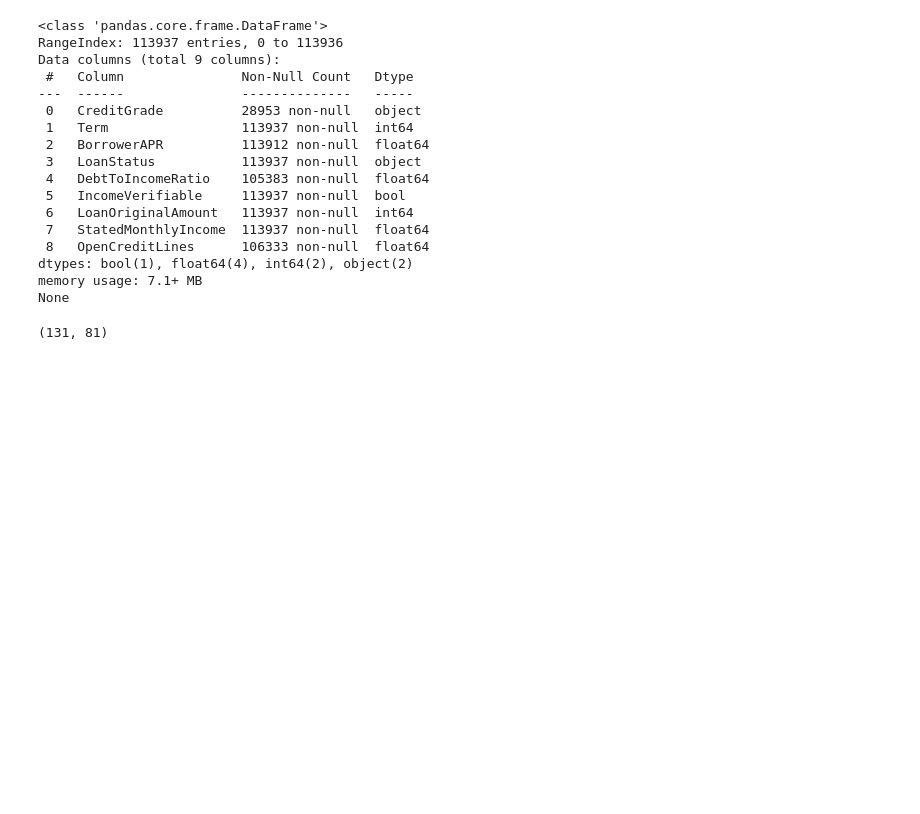
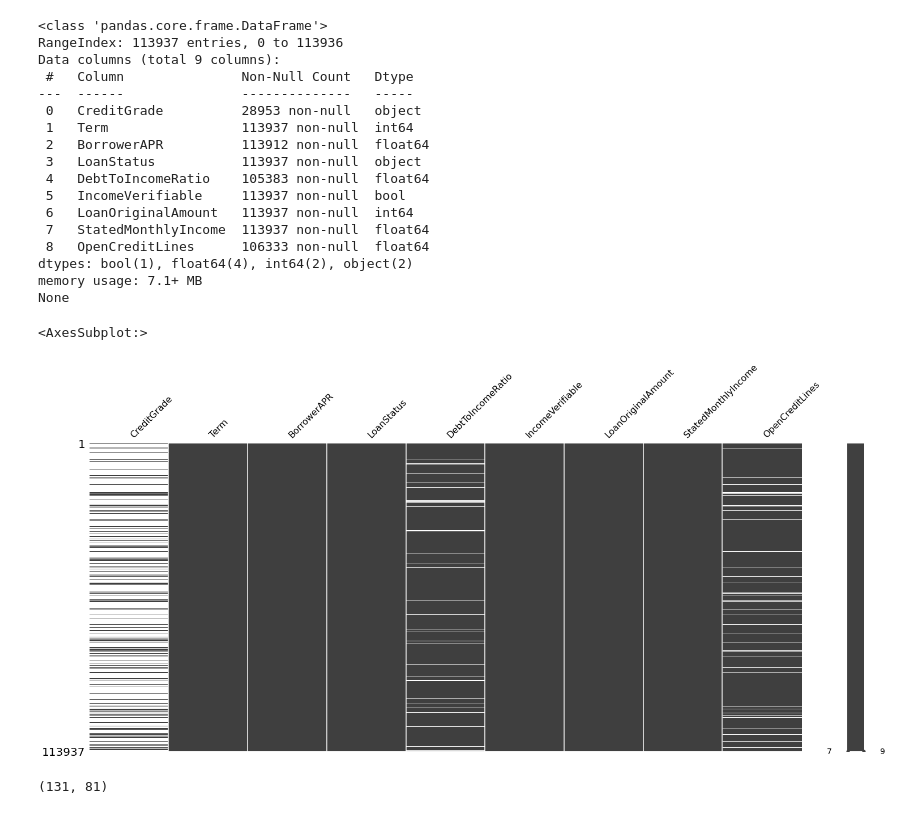
Before and after one commit to yumski/loan_status_analysis, a Jupyter notebook: loan_default_analysis.ipynb, the cells around one changed output. Drawn from its saved outputs; the diff is of its cells as text; code cells hidden in the pictures; blank space fills up the shorter version.

```diff
--- a/loan_default_analysis.ipynb
+++ b/loan_default_analysis.ipynb
@@ -77,6 +77,11 @@ Data columns (total 9 columns):
 dtypes: bool(1), float64(4), int64(2), object(2)
 memory usage: 7.1+ MB
 None
+# %%
+msno.matrix(df)
+# %% [output]
+<AxesSubplot:>
+[figure, added]
 # %%
 print(prosper_df[(prosper_df['CreditGrade'].isnull()) & (prosper_df['ProsperRating (Alpha)'].isnull())].shape)
 # %% [output]
```
Also changed, not shown: parts of 11 cells of this notebook.
